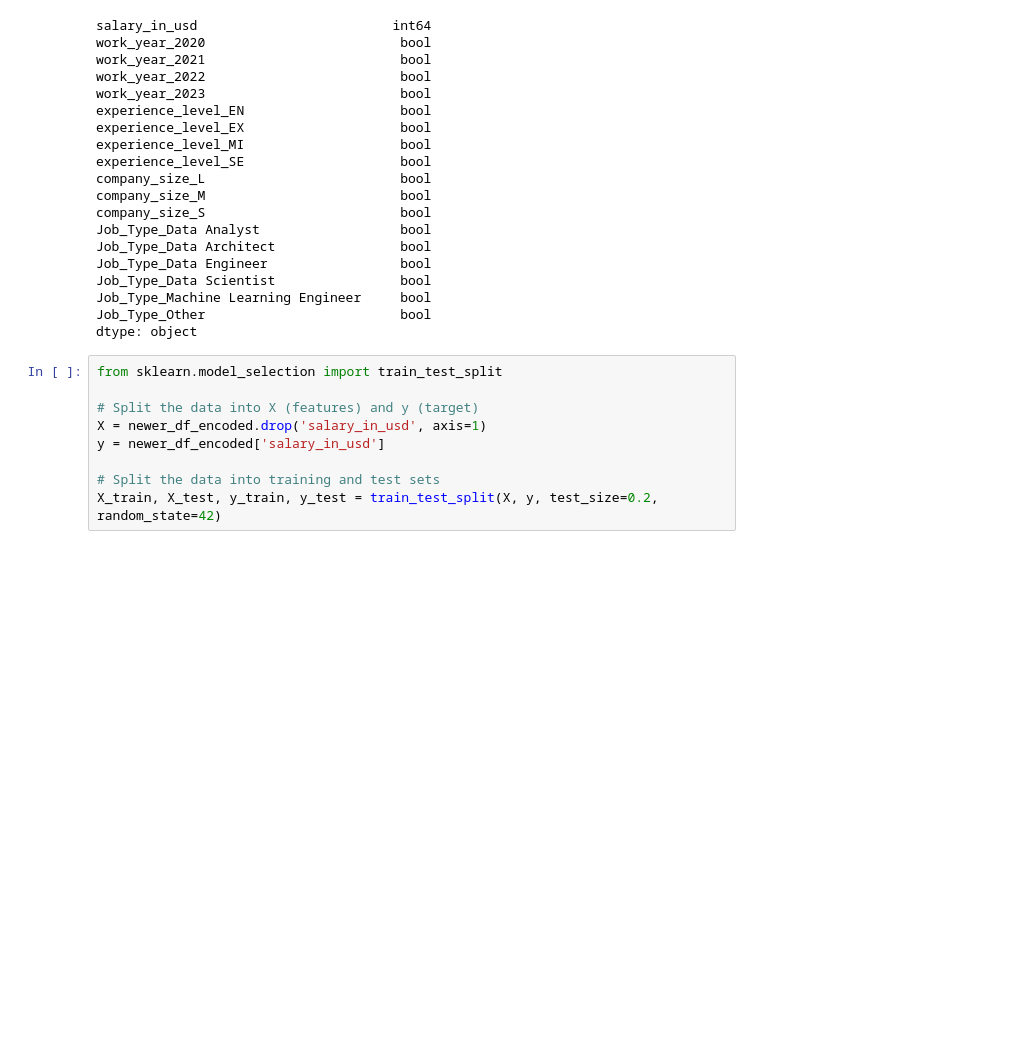
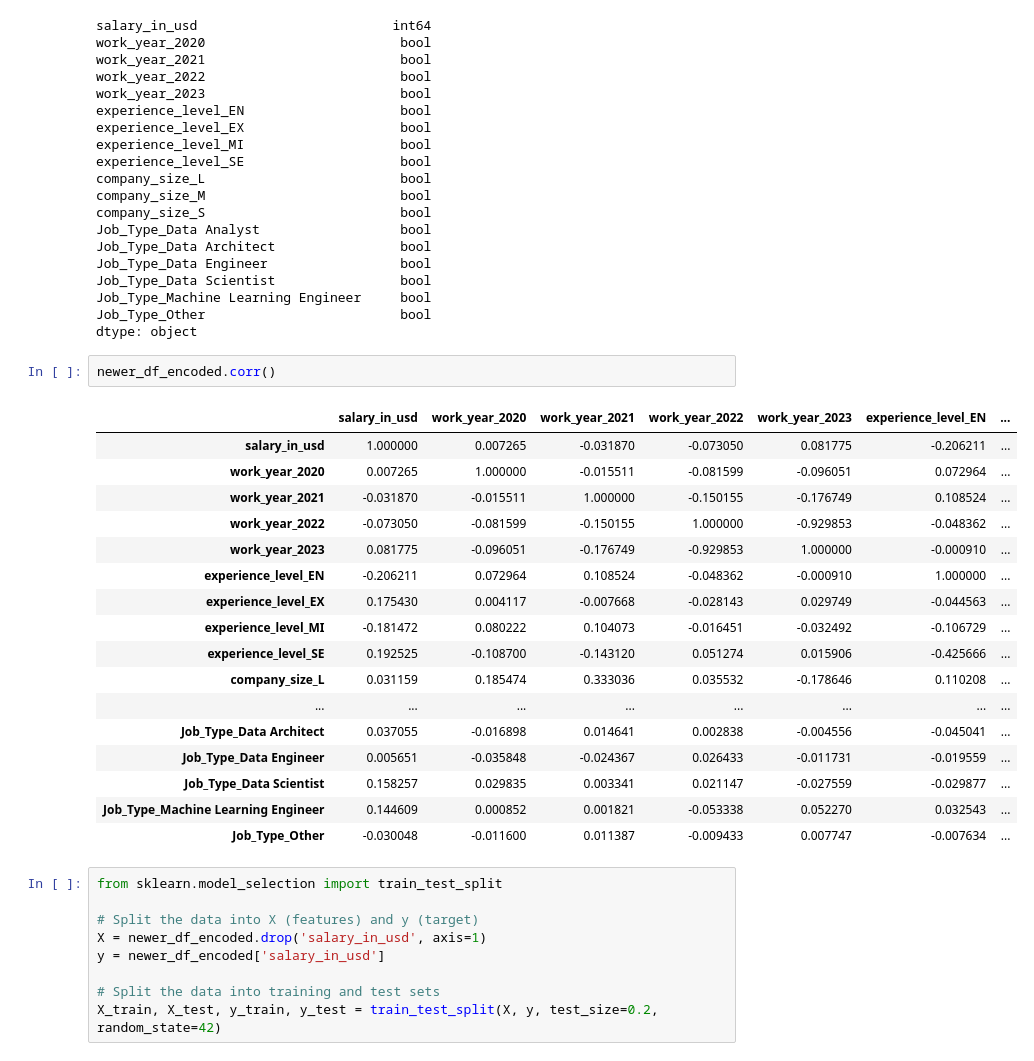
Before and after one commit to Shanattah/AI-Project, a Jupyter notebook: Salary_random_forest.ipynb, the cells around one changed output. Cells and saved outputs as stored; diff of their text form; blank space fills up the shorter version.

```diff
--- a/Salary_random_forest.ipynb
+++ b/Salary_random_forest.ipynb
@@ -192,6 +192,26 @@ Job_Type_Data Scientist                bool
 Job_Type_Machine Learning Engineer     bool
 Job_Type_Other                         bool
 dtype: object
+# %%
+newer_df_encoded.corr()
+# %% [output]
+|  | salary_in_usd | work_year_2020 | work_year_2021 | work_year_2022 | work_year_2023 | experience_level_EN | ... |
+| salary_in_usd | 1.000000 | 0.007265 | -0.031870 | -0.073050 | 0.081775 | -0.206211 | ... |
+| work_year_2020 | 0.007265 | 1.000000 | -0.015511 | -0.081599 | -0.096051 | 0.072964 | ... |
+| work_year_2021 | -0.031870 | -0.015511 | 1.000000 | -0.150155 | -0.176749 | 0.108524 | ... |
+| work_year_2022 | -0.073050 | -0.081599 | -0.150155 | 1.000000 | -0.929853 | -0.048362 | ... |
+| work_year_2023 | 0.081775 | -0.096051 | -0.176749 | -0.929853 | 1.000000 | -0.000910 | ... |
+| experience_level_EN | -0.206211 | 0.072964 | 0.108524 | -0.048362 | -0.000910 | 1.000000 | ... |
+| experience_level_EX | 0.175430 | 0.004117 | -0.007668 | -0.028143 | 0.029749 | -0.044563 | ... |
+| experience_level_MI | -0.181472 | 0.080222 | 0.104073 | -0.016451 | -0.032492 | -0.106729 | ... |
+| experience_level_SE | 0.192525 | -0.108700 | -0.143120 | 0.051274 | 0.015906 | -0.425666 | ... |
+| company_size_L | 0.031159 | 0.185474 | 0.333036 | 0.035532 | -0.178646 | 0.110208 | ... |
+| ... | ... | ... | ... | ... | ... | ... | ... |
+| Job_Type_Data Architect | 0.037055 | -0.016898 | 0.014641 | 0.002838 | -0.004556 | -0.045041 | ... |
+| Job_Type_Data Engineer | 0.005651 | -0.035848 | -0.024367 | 0.026433 | -0.011731 | -0.019559 | ... |
+| Job_Type_Data Scientist | 0.158257 | 0.029835 | 0.003341 | 0.021147 | -0.027559 | -0.029877 | ... |
+| Job_Type_Machine Learning Engineer | 0.144609 | 0.000852 | 0.001821 | -0.053338 | 0.052270 | 0.032543 | ... |
+| Job_Type_Other | -0.030048 | -0.011600 | 0.011387 | -0.009433 | 0.007747 | -0.007634 | ... |
 # %%
 from sklearn.model_selection import train_test_split
 
```
Also changed, not shown: 16 other files.
